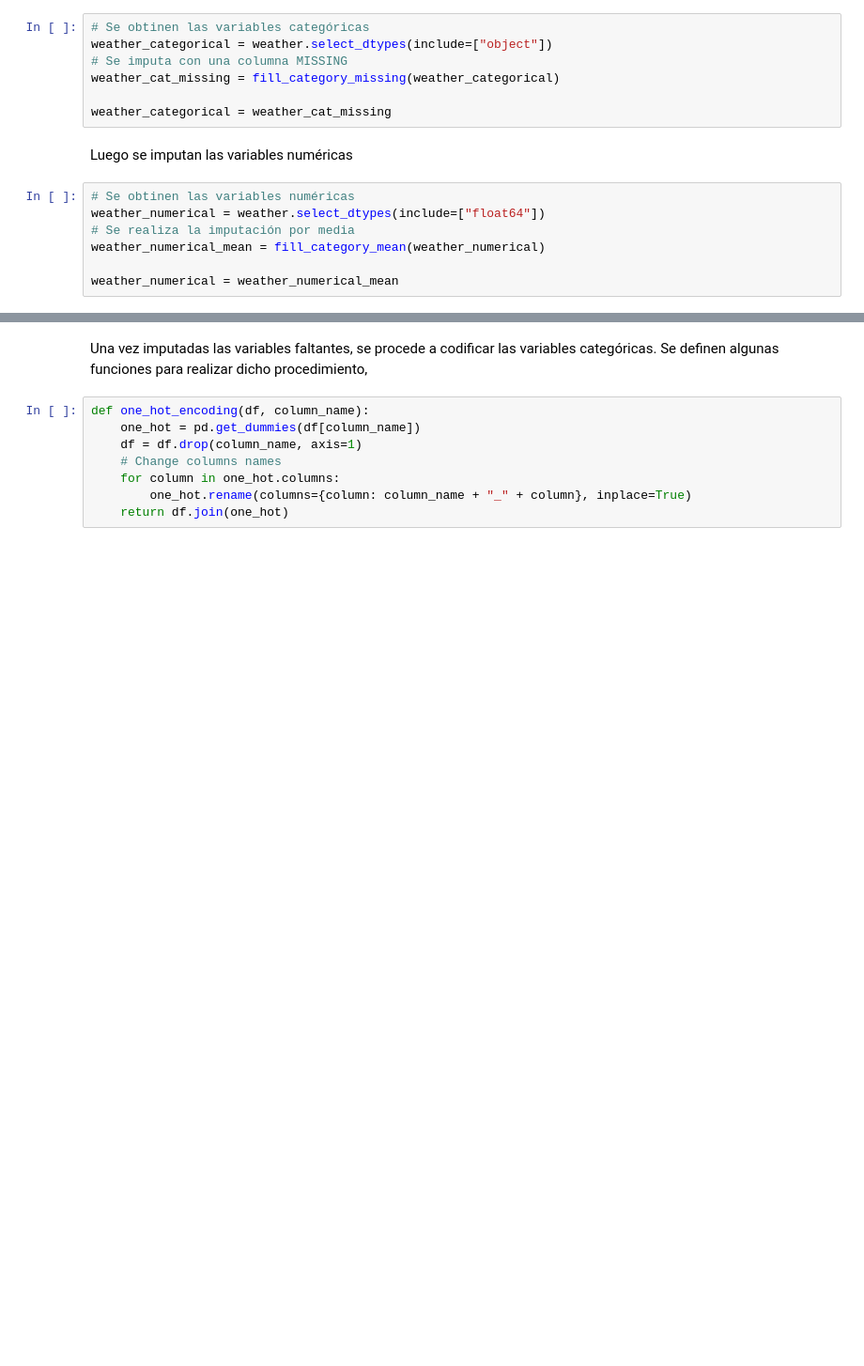
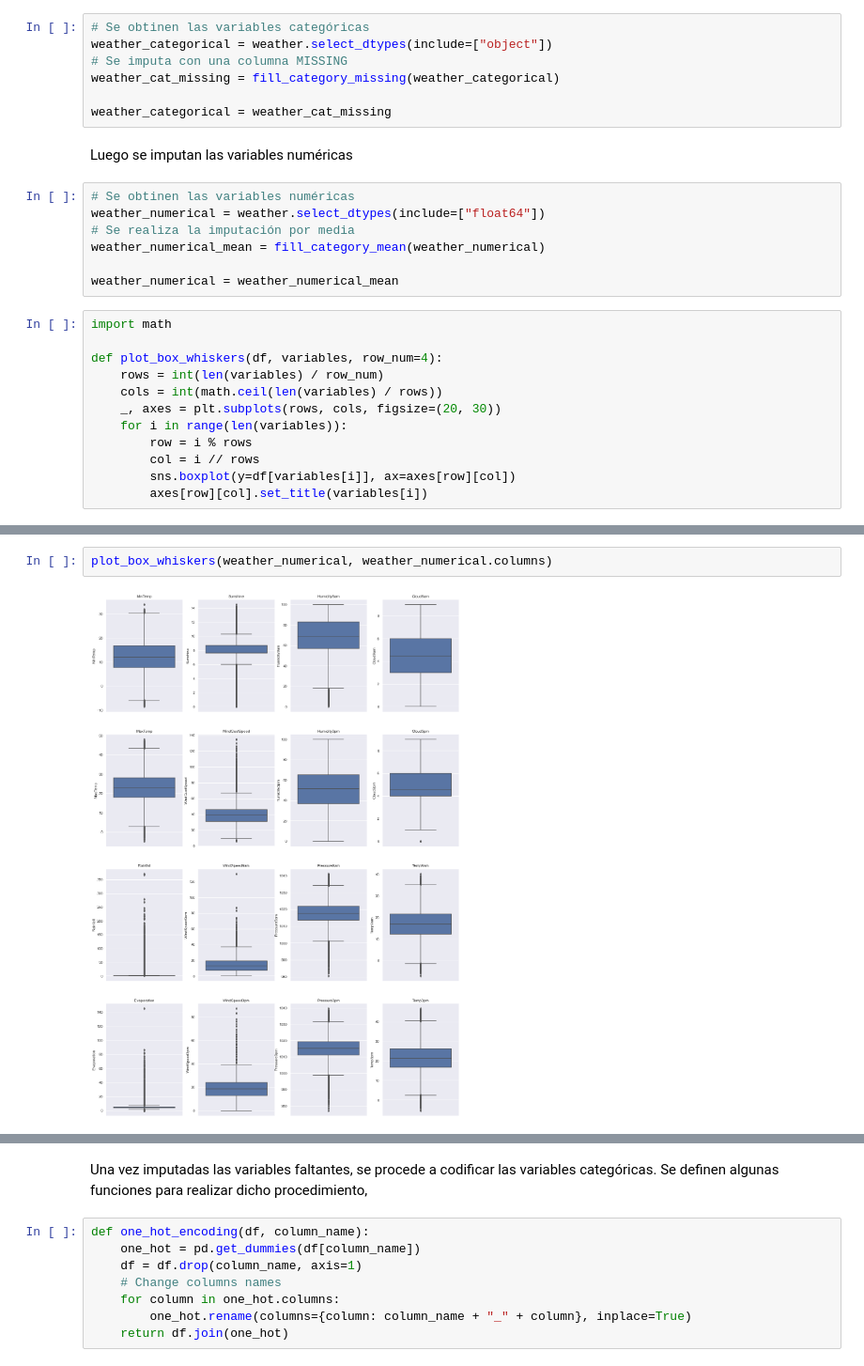
Before and after one commit to GonzaloRomeroR/CEIA, a Jupyter notebook: intro_ia/TP/TP.ipynb, the cells around one changed output, grey strips where cells are left out. Shown at 94% size. Saved outputs shown, nothing was run; the diff lists cells and outputs as text; blank space fills up the shorter version.

```diff
--- a/intro_ia/TP/TP.ipynb
+++ b/intro_ia/TP/TP.ipynb
@@ -474,3 +471,15 @@ weather_numerical = weather.select_dtypes(include=["float64"])
 weather_numerical_mean = fill_category_mean(weather_numerical)
 
 weather_numerical = weather_numerical_mean
+# %%
+import math
+
+def plot_box_whiskers(df, variables, row_num=4):
+    rows = int(len(variables) / row_num)
+    cols = int(math.ceil(len(variables) / rows))
+    _, axes = plt.subplots(rows, cols, figsize=(20, 30))
+    for i in range(len(variables)):
+        row = i % rows
+        col = i // rows
+        sns.boxplot(y=df[variables[i]], ax=axes[row][col])
+        axes[row][col].set_title(variables[i])
@@ -476,0 +503,4 @@ weather_numerical = weather_numerical_mean
+# %%
+plot_box_whiskers(weather_numerical, weather_numerical.columns)
+# %% [output]
+[figure, added]
```
Also changed, not shown: parts of 4 cells of this notebook.
